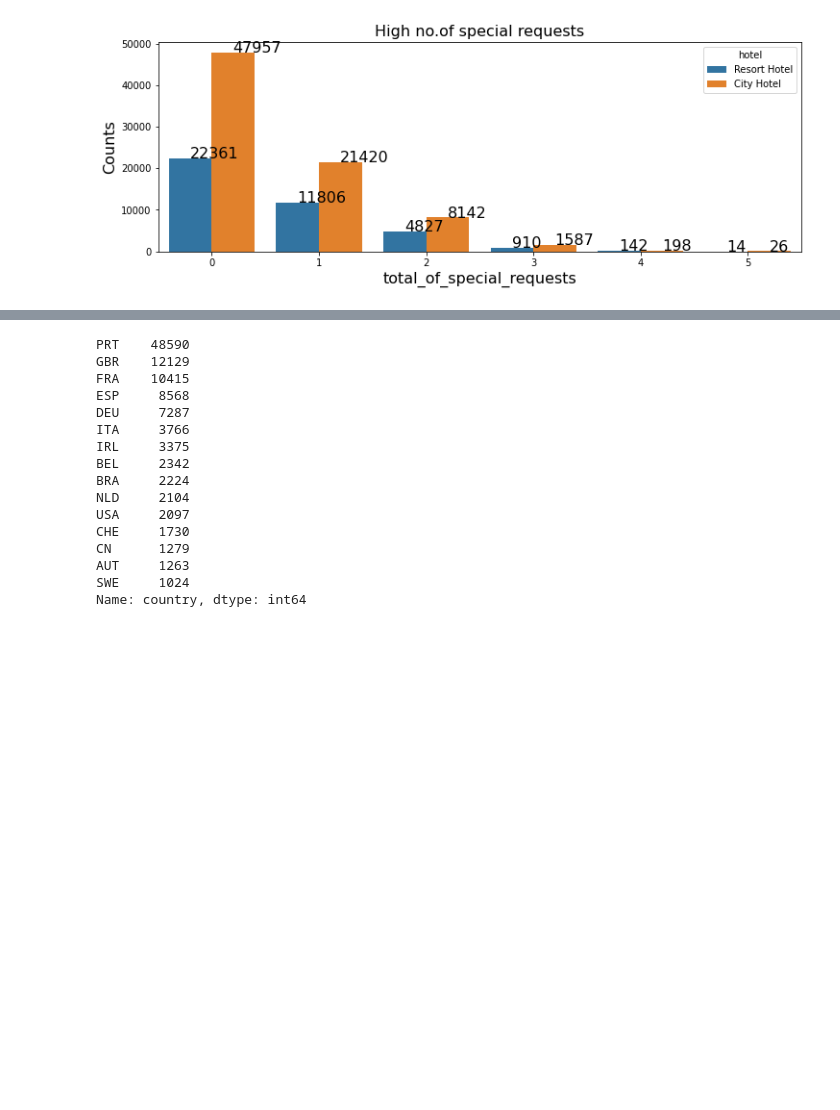
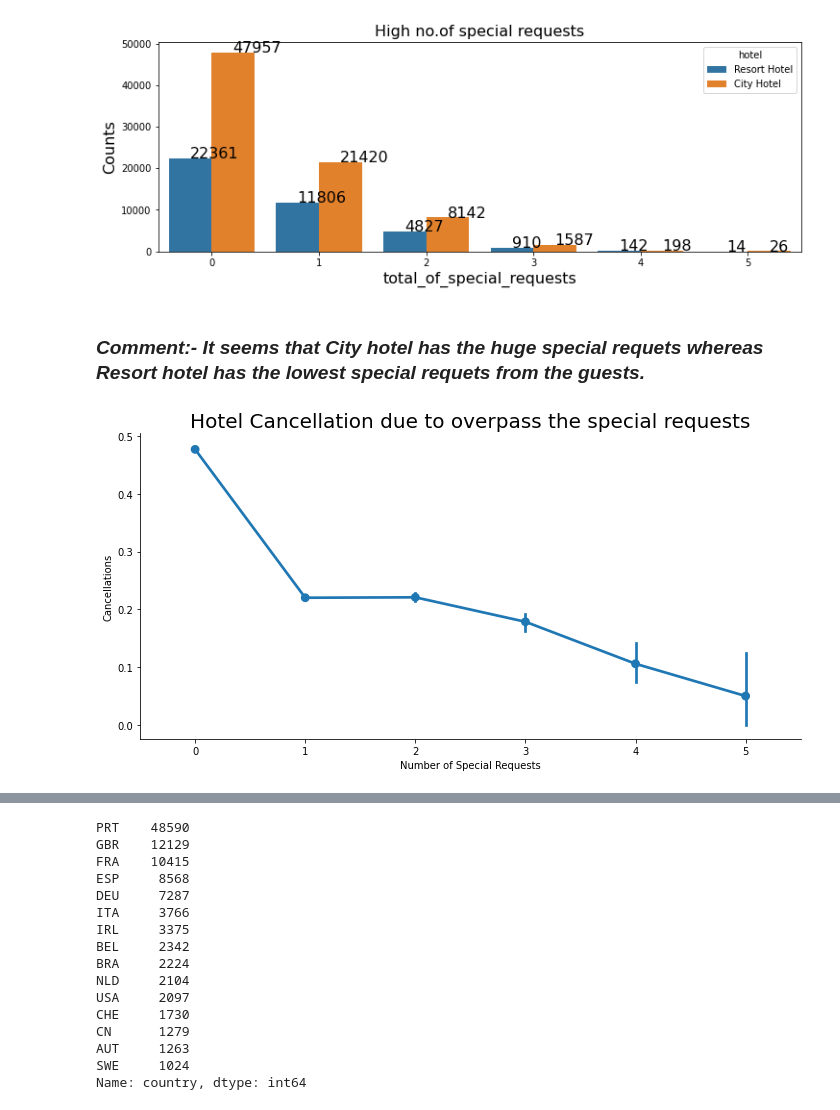
Before and after one commit to Sara19598/Hotel-Booking-Analysis, a Jupyter notebook: Hotel_Booking_Analysis_Poonam_.ipynb, the cells around one changed output, grey strips where cells are left out. Cells and saved outputs as stored; diff of their text form; code cells hidden in the pictures; blank space fills up the shorter version.

```diff
--- a/Hotel_Booking_Analysis_Poonam_.ipynb
+++ b/Hotel_Booking_Analysis_Poonam_.ipynb
@@ -399,3 +409,14 @@ for p in ch.patches:
 plt.show()
 # %% [output]
 [figure]
+# %% [markdown]
+### ***Comment:- It seems that City hotel has the huge special requets whereas Resort hotel has the lowest special requets from the guests.***
+# %%
+ #Point Plot
+sns.catplot(y='is_canceled',x='total_of_special_requests',kind='point',data=HBA,height=5,aspect=2)
+plt.xlabel('Number of Special Requests',size=10)
+plt.ylabel('Cancellations',size=10)
+plt.title('Hotel Cancellation due to overpass the special requests',size=20)
+plt.show()
+# %% [output]
+[figure, added]
```
Also changed, not shown: parts of 59 cells of this notebook.
